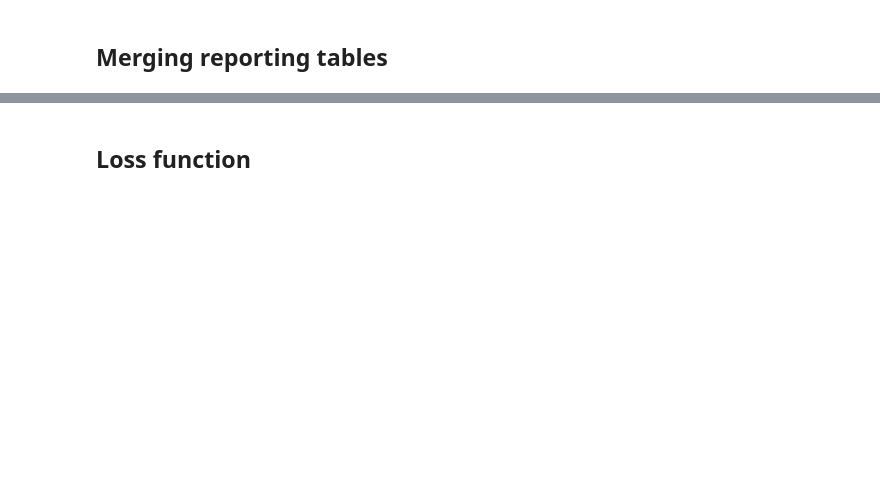
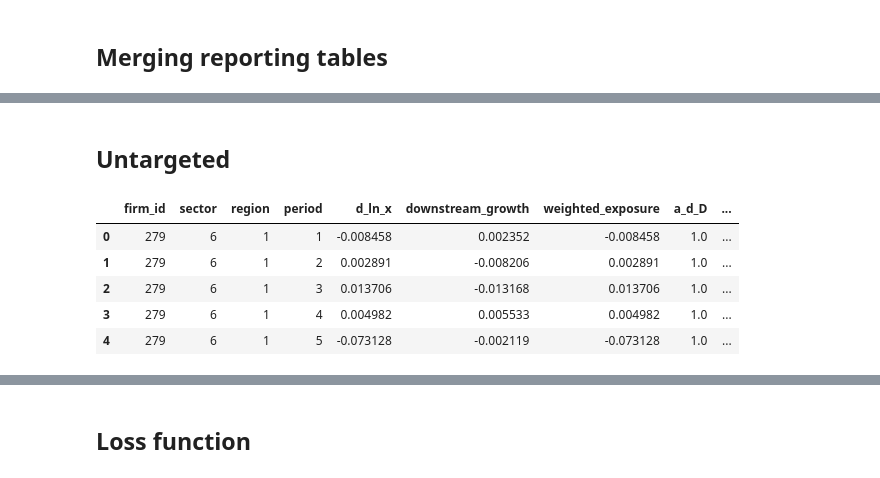
Before and after one commit to SwannChelly/SMM_Spatial_Comovement, a Jupyter notebook: analysis.ipynb, the cells around one changed output, grey strips where cells are left out. Drawn from its saved outputs; the diff is of its cells as text; code cells hidden in the pictures; blank space fills up the shorter version.

```diff
--- a/analysis.ipynb
+++ b/analysis.ipynb
@@ -1138,0 +1236,2 @@ if __name__ == "__main__":
+# %% [markdown]
+## Untargeted
@@ -1138,0 +1240,9 @@ if __name__ == "__main__":
+# %%
+panel_df.head()
+# %% [output]
+|  | firm_id | sector | region | period | d_ln_x | downstream_growth | weighted_exposure | a_d_D | ... |
+| 0 | 279 | 6 | 1 | 1 | -0.008458 | 0.002352 | -0.008458 | 1.0 | ... |
+| 1 | 279 | 6 | 1 | 2 | 0.002891 | -0.008206 | 0.002891 | 1.0 | ... |
+| 2 | 279 | 6 | 1 | 3 | 0.013706 | -0.013168 | 0.013706 | 1.0 | ... |
+| 3 | 279 | 6 | 1 | 4 | 0.004982 | 0.005533 | 0.004982 | 1.0 | ... |
+| 4 | 279 | 6 | 1 | 5 | -0.073128 | -0.002119 | -0.073128 | 1.0 | ... |
```
Also changed, not shown: parts of 14 cells of this notebook, 4 other files.
